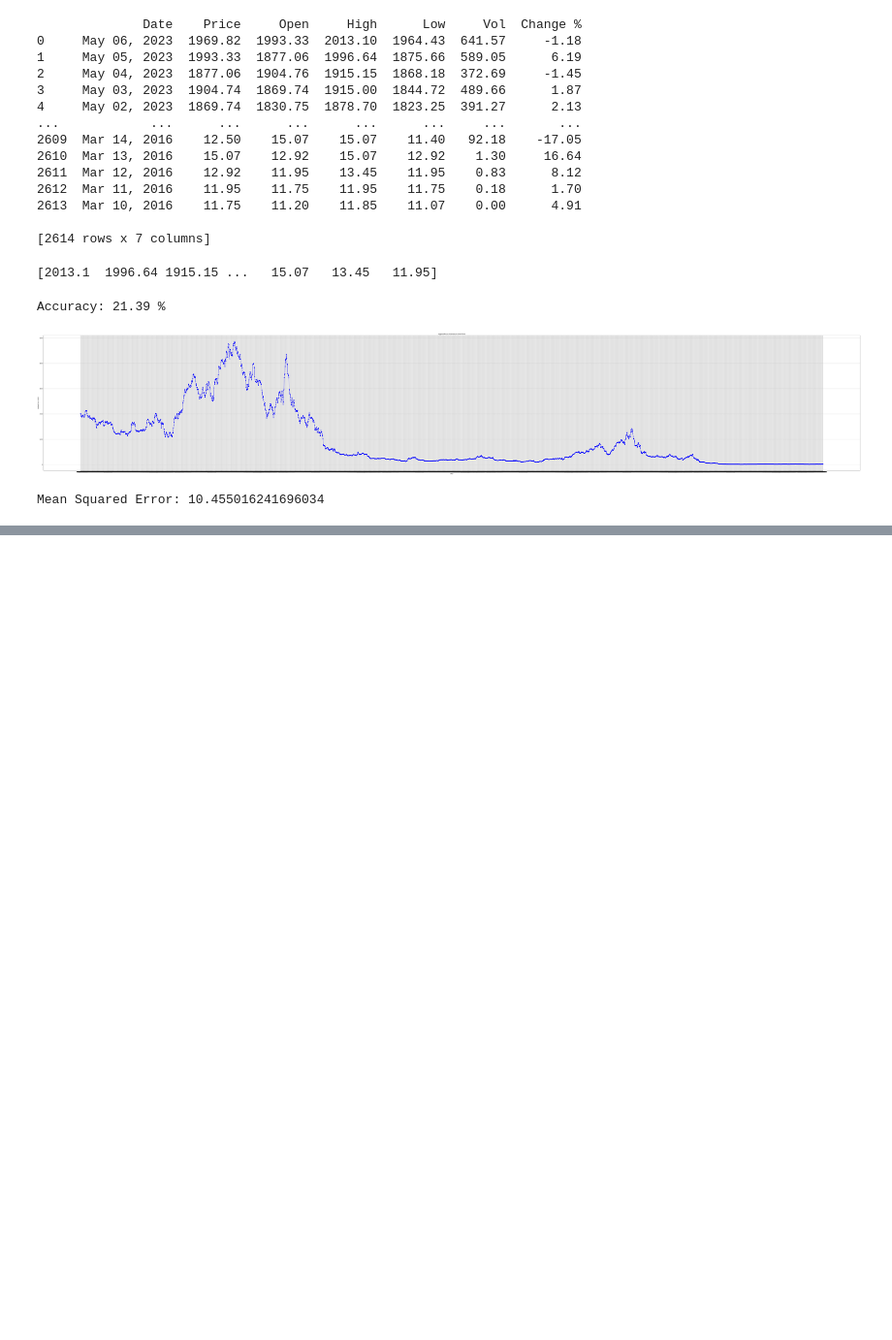
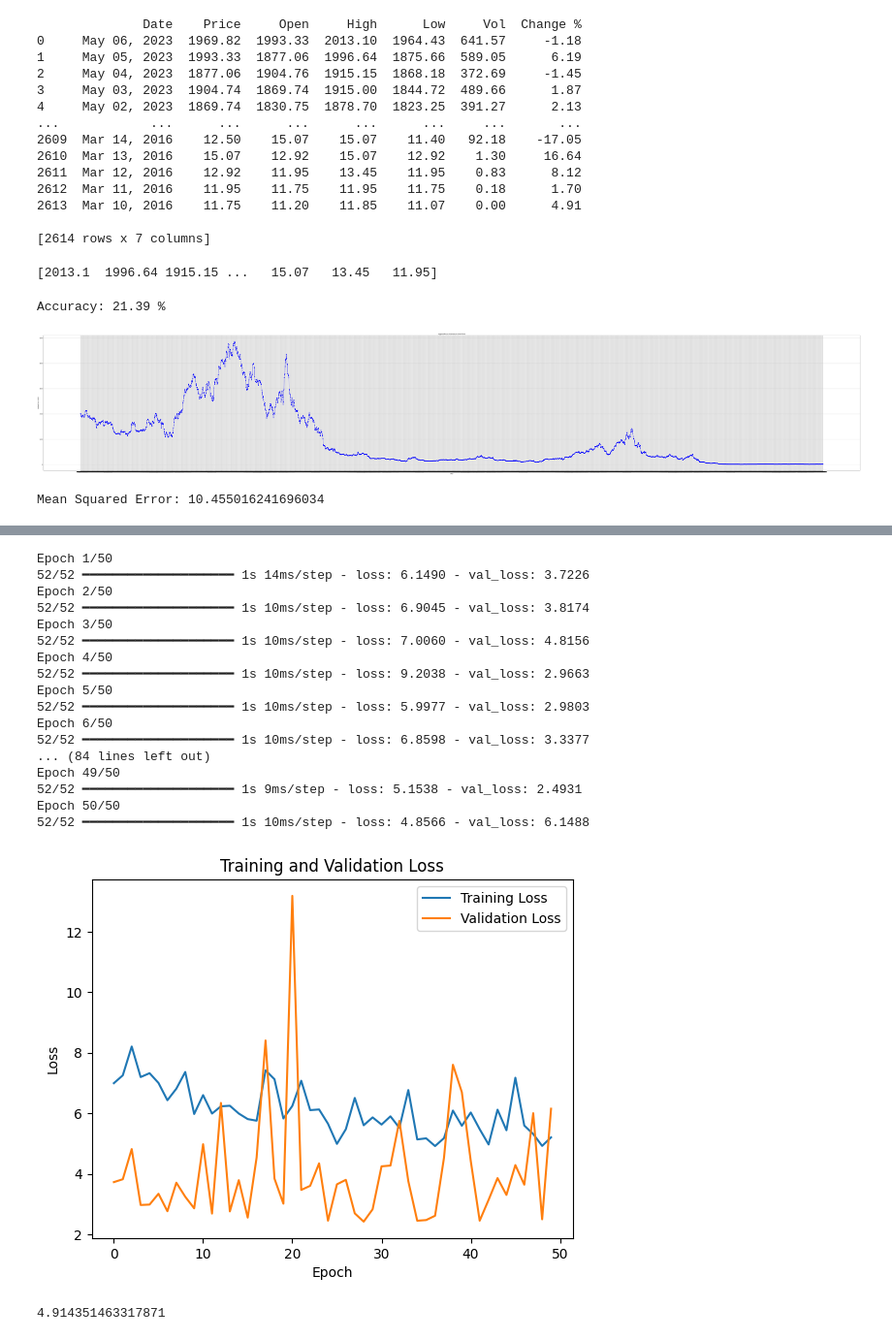
Before and after one commit to abdulbasit23415/binance-prediction-, a Jupyter notebook: pages/finance.ipynb, the cells around one changed output, grey strips where cells are left out. Shown at 97% size. Saved outputs shown, nothing was run; the diff lists cells and outputs as text; code cells hidden in the pictures; blank space fills up the shorter version.

Commit message:
apply lstm Gru and simple ann with ploting

```diff
--- a/pages/finance.ipynb
+++ b/pages/finance.ipynb
@@ -243,0 +393,26 @@ FileNotFoundError: [Errno 2] No such file or directory: 'model-data.json\\r'
+# %%
+from tensorflow.keras.layers import Dense, LSTM
+model = Sequential()
+model.add(Input(shape=(10,1)))
+model.add(Dense(10))  # Output layer without activation for regression
+model.add(LSTM(50,return_sequences=True))  # 50 units in the LSTM layer
+model.add(LSTM(50))  # 50 units in the LSTM layer
+model.add(Dense(10))
+ # 50 units in the LSTM layer
+model.add(Dense(10))  # Output layer without activation for regression
+
+# model.add(LSTM(50))  # 50 units in the LSTM layer
+model.add(Dense(1))  # Output layer without activation for regression
+
+# Compile the model
+model.compile(loss='mean_squared_error', optimizer='adam')  # Using mean squared error loss for regression
+
+# Train the model
+
+
+model.fit(scaled_X_train, Y_train, epochs=50, batch_size=32, validation_split=0.1)
+
+loss = model.evaluate(scaled_X_test, Y_test)
+print(f'Test Loss: {loss}')
+
+predictions = model.predict(scaled_X_test)
@@ -243,0 +458,38 @@ FileNotFoundError: [Errno 2] No such file or directory: 'model-data.json\\r'
+# %%
+import matplotlib.pyplot as plt
+
+# Train the model
+history = model.fit(scaled_X_train, Y_train, epochs=50, batch_size=32, validation_split=0.1)
+
+# Plot training loss and validation loss
+plt.plot(history.history['loss'], label='Training Loss')
+plt.plot(history.history['val_loss'], label='Validation Loss')
+plt.xlabel('Epoch')
+plt.ylabel('Loss')
+plt.title('Training and Validation Loss')
+plt.legend()
+plt.show()
+# %% [output]
+Epoch 1/50
+52/52 ━━━━━━━━━━━━━━━━━━━━ 1s 14ms/step - loss: 6.1490 - val_loss: 3.7226
+Epoch 2/50
+52/52 ━━━━━━━━━━━━━━━━━━━━ 1s 10ms/step - loss: 6.9045 - val_loss: 3.8174
+Epoch 3/50
+52/52 ━━━━━━━━━━━━━━━━━━━━ 1s 10ms/step - loss: 7.0060 - val_loss: 4.8156
+Epoch 4/50
+52/52 ━━━━━━━━━━━━━━━━━━━━ 1s 10ms/step - loss: 9.2038 - val_loss: 2.9663
+Epoch 5/50
+52/52 ━━━━━━━━━━━━━━━━━━━━ 1s 10ms/step - loss: 5.9977 - val_loss: 2.9803
+Epoch 6/50
+52/52 ━━━━━━━━━━━━━━━━━━━━ 1s 10ms/step - loss: 6.8598 - val_loss: 3.3377
+... (84 lines left out)
+Epoch 49/50
+52/52 ━━━━━━━━━━━━━━━━━━━━ 1s 9ms/step - loss: 5.1538 - val_loss: 2.4931
+Epoch 50/50
+52/52 ━━━━━━━━━━━━━━━━━━━━ 1s 10ms/step - loss: 4.8566 - val_loss: 6.1488
+[figure, added]
+# %%
+
+print(min(history.history["loss"]))
+# %% [output]
+4.914351463317871
```
Also changed, not shown: parts of 12 cells of this notebook, 3 other files.
